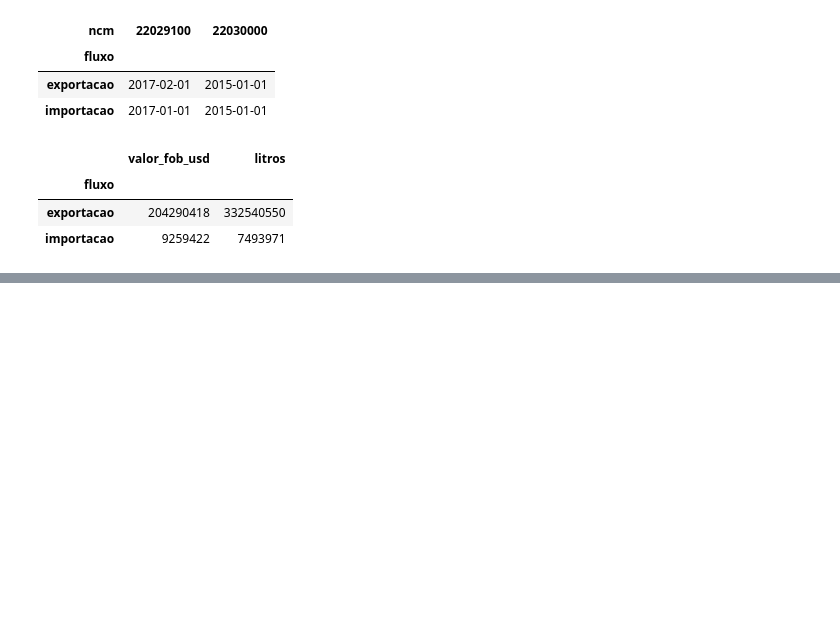
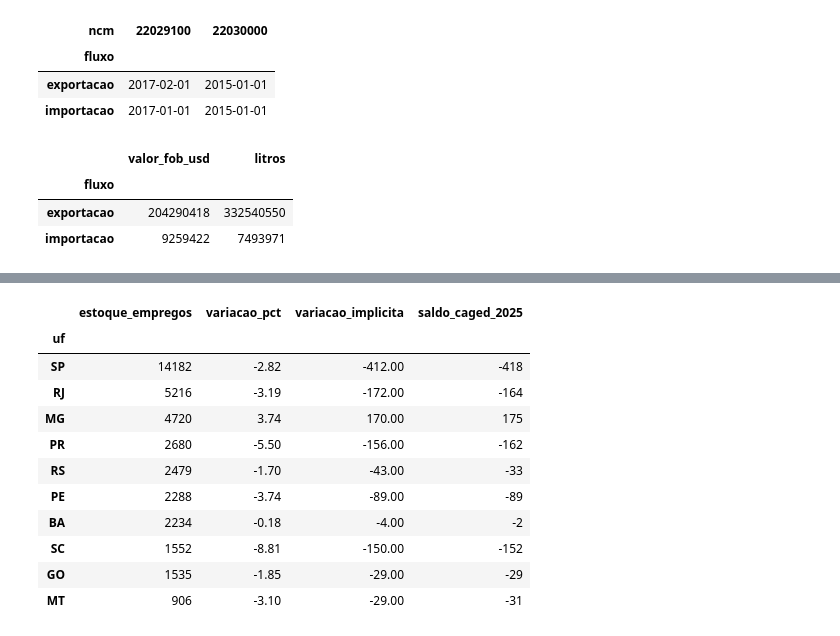
Before and after one commit to GianPlanezio/cerveja-brasil, a Jupyter notebook: notebooks/01_extracao.ipynb, the cells around one changed output, grey strips where cells are left out. Drawn from its saved outputs; the diff is of its cells as text; code cells hidden in the pictures; blank space fills up the shorter version.

Commit message:
Adiciona Novo CAGED (BigQuery) e tabela 16 do Anuário 2026

```diff
--- a/notebooks/01_extracao.ipynb
+++ b/notebooks/01_extracao.ipynb
@@ -717,0 +750,11 @@ Length: 1, dtype: str
+# %%
+df_caged_bruto = pd.read_csv(PASTA_BRUTOS / "caged_cerveja_2020_2025.csv")
+
+print("Linhas:", len(df_caged_bruto))
+print("Meses distintos:", len(df_caged_bruto[["ano", "mes"]].drop_duplicates()))
+display(df_caged_bruto.groupby("ano")["mes"].nunique())
+
+confere = (df_caged_bruto["admissoes"] - df_caged_bruto["desligamentos"] == df_caged_bruto["saldo"]).all()
+print("Admissões - desligamentos = saldo em todas as linhas:", confere)
+
+display(df_caged_bruto.groupby("indicador_fora_prazo")[["admissoes", "desligamentos", "saldo"]].sum())
@@ -717,0 +776,34 @@ Length: 1, dtype: str
+# %%
+df_caged = (
+    df_caged_bruto
+    .groupby(["ano", "mes", "sigla_uf"], as_index=False)[["admissoes", "desligamentos", "saldo"]]
+    .sum()
+    .rename(columns={"sigla_uf": "uf"})
+)
+df_caged["data"] = pd.to_datetime({"year": df_caged["ano"], "month": df_caged["mes"], "day": 1})
+df_caged["fonte"] = "Novo CAGED via Base dos Dados (BigQuery), CNAE 1113-5/02; consulta em src/consulta_caged.sql"
+df_caged.to_csv(PASTA_SAIDA / "caged_cerveja_mensal_2020_2025.csv", index=False)
+
+saldo_2025 = df_caged[df_caged["ano"] == 2025].groupby("uf")["saldo"].sum()
+
+t16 = pd.read_csv(PASTA_SAIDA / "tabela_16_empregos_uf_2025.csv")
+t16["variacao_implicita"] = (t16["estoque_empregos"] * t16["variacao_pct"] / (100 + t16["variacao_pct"])).round()
+
+comparacao = (
+    t16.set_index("uf")[["estoque_empregos", "variacao_pct", "variacao_implicita"]]
+    .join(saldo_2025.rename("saldo_caged_2025"))
+)
+display(comparacao.sort_values("estoque_empregos", ascending=False).head(10))
+# %% [output]
+|  | estoque_empregos | variacao_pct | variacao_implicita | saldo_caged_2025 |
+| uf |  |  |  |  |
+| SP | 14182 | -2.82 | -412.00 | -418 |
+| RJ | 5216 | -3.19 | -172.00 | -164 |
+| MG | 4720 | 3.74 | 170.00 | 175 |
+| PR | 2680 | -5.50 | -156.00 | -162 |
+| RS | 2479 | -1.70 | -43.00 | -33 |
+| PE | 2288 | -3.74 | -89.00 | -89 |
+| BA | 2234 | -0.18 | -4.00 | -2 |
+| SC | 1552 | -8.81 | -150.00 | -152 |
+| GO | 1535 | -1.85 | -29.00 | -29 |
+| MT | 906 | -3.10 | -29.00 | -31 |
```
Also changed, not shown: parts of 3 cells of this notebook, 4 other files.
